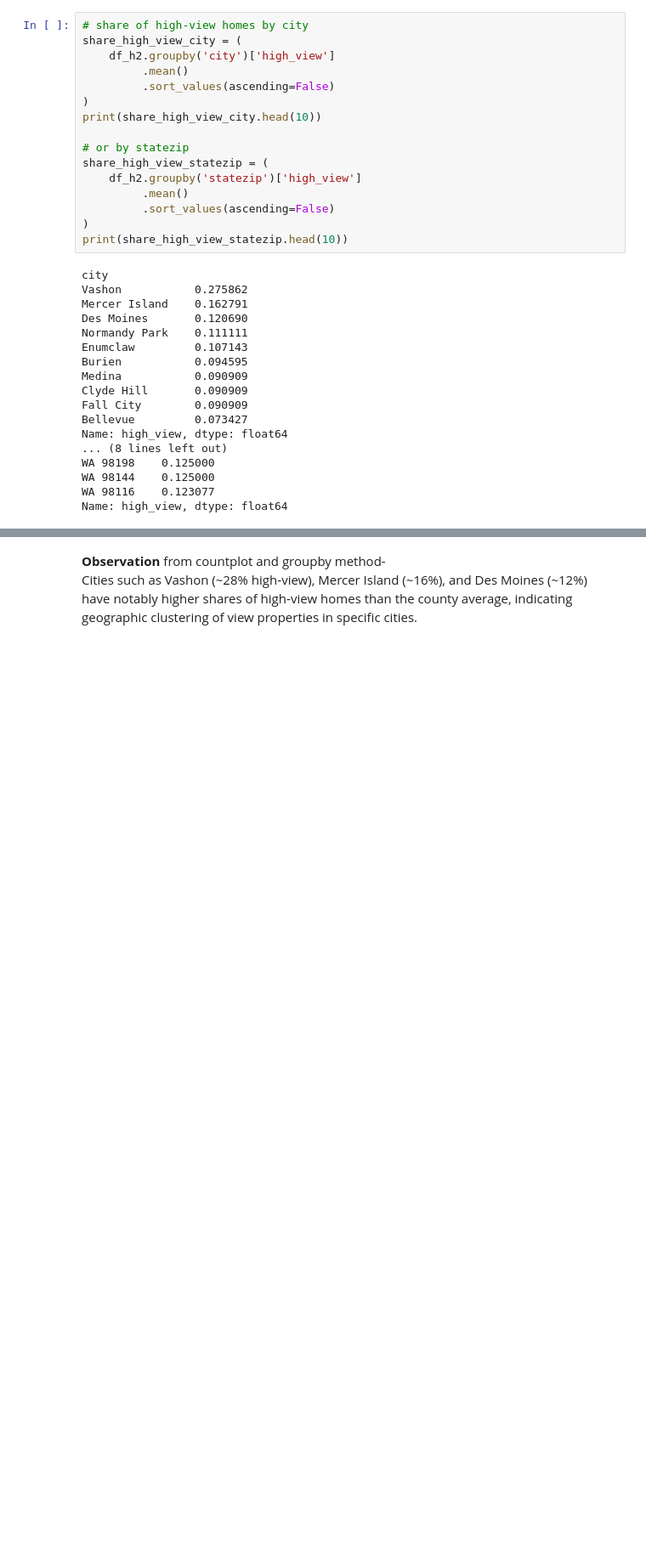
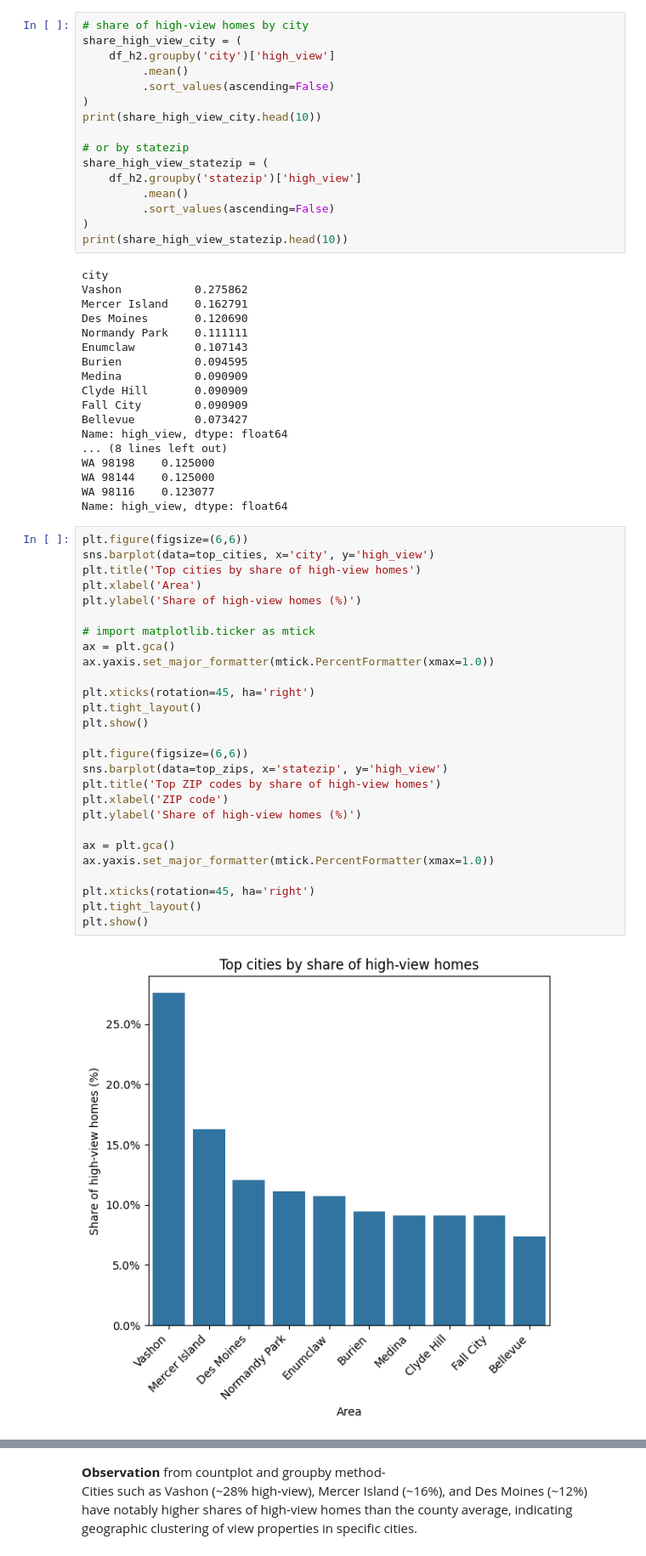
Before and after one commit to tamimdhbwgit/scientific_programming_lab, a Jupyter notebook: eda_project.ipynb, the cells around one changed output, grey strips where cells are left out. Shown at 85% size. Saved outputs shown, nothing was run; the diff lists cells and outputs as text; blank space fills up the shorter version.

```diff
--- a/eda_project.ipynb
+++ b/eda_project.ipynb
@@ -148,3 +173,32 @@ WA 98198    0.125000
 WA 98144    0.125000
 WA 98116    0.123077
 Name: high_view, dtype: float64
+# %%
+plt.figure(figsize=(6,6))
+sns.barplot(data=top_cities, x='city', y='high_view')
+plt.title('Top cities by share of high-view homes')
+plt.xlabel('Area')
+plt.ylabel('Share of high-view homes (%)')
+
+# import matplotlib.ticker as mtick
+ax = plt.gca()
+ax.yaxis.set_major_formatter(mtick.PercentFormatter(xmax=1.0))
+
+plt.xticks(rotation=45, ha='right')
+plt.tight_layout()
+plt.show()
+
+plt.figure(figsize=(6,6))
+sns.barplot(data=top_zips, x='statezip', y='high_view')
+plt.title('Top ZIP codes by share of high-view homes')
+plt.xlabel('ZIP code')
+plt.ylabel('Share of high-view homes (%)')
+
+ax = plt.gca()
+ax.yaxis.set_major_formatter(mtick.PercentFormatter(xmax=1.0))
+
+plt.xticks(rotation=45, ha='right')
+plt.tight_layout()
+plt.show()
+# %% [output]
+[figure, added]
```
Also changed, not shown: parts of 6 cells of this notebook.
